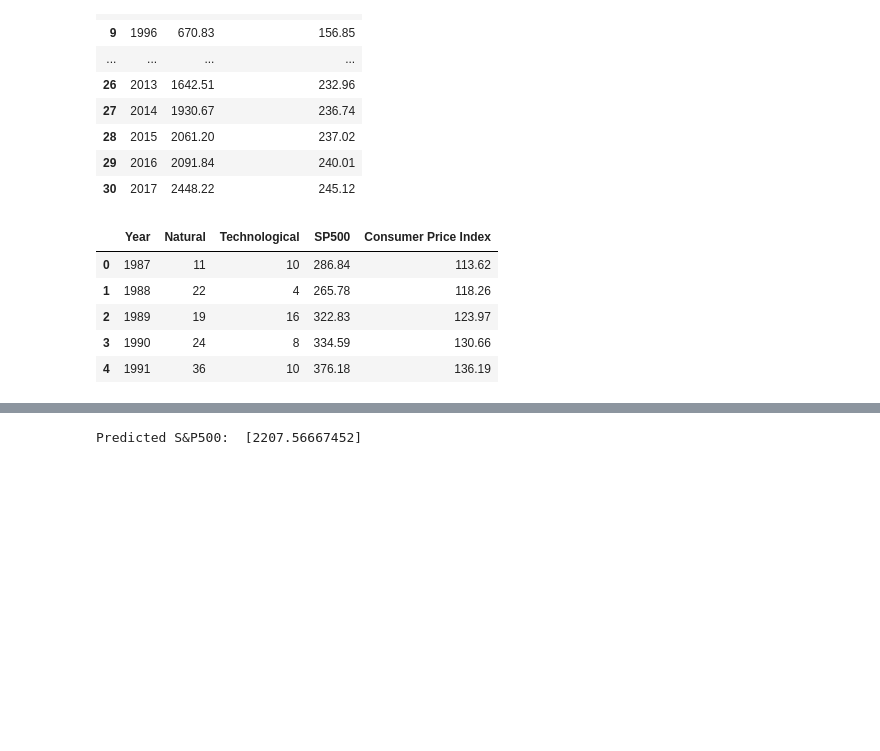
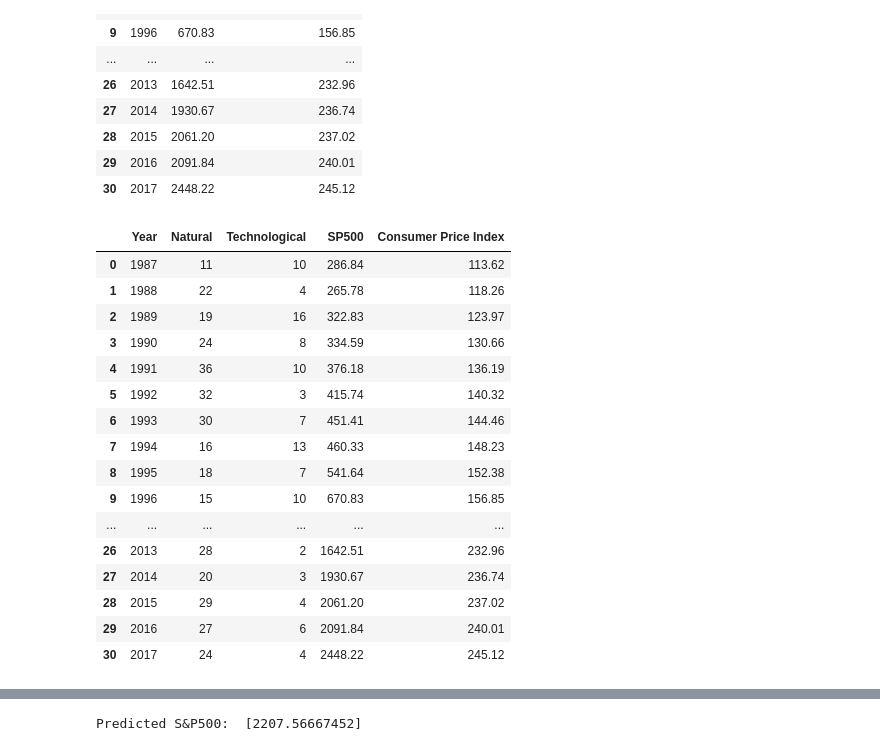
Before and after one commit to emobes22/Stock-Predictions, a Jupyter notebook: alynda_multipleregression/Multiple Linear Regression_31 year.ipynb, the cells around one changed output, grey strips where cells are left out. Saved outputs shown, nothing was run; the diff lists cells and outputs as text; code cells hidden in the pictures; blank space fills up the shorter version.

```diff
--- a/alynda_multipleregression/Multiple Linear Regression_31 year.ipynb
+++ b/alynda_multipleregression/Multiple Linear Regression_31 year.ipynb
@@ -44,14 +44,25 @@ sp_df
 # %%
 #merge the two dataframes into one
 new_merged = pd.merge(disaster_df, sp_df, on="Year")
-new_merged.head()
+new_merged
 # %% [output]
 |  | Year | Natural | Technological | SP500 | Consumer Price Index |
 | 0 | 1987 | 11 | 10 | 286.84 | 113.62 |
 | 1 | 1988 | 22 | 4 | 265.78 | 118.26 |
 | 2 | 1989 | 19 | 16 | 322.83 | 123.97 |
 | 3 | 1990 | 24 | 8 | 334.59 | 130.66 |
 | 4 | 1991 | 36 | 10 | 376.18 | 136.19 |
+| 5 | 1992 | 32 | 3 | 415.74 | 140.32 |
+| 6 | 1993 | 30 | 7 | 451.41 | 144.46 |
+| 7 | 1994 | 16 | 13 | 460.33 | 148.23 |
+| 8 | 1995 | 18 | 7 | 541.64 | 152.38 |
+| 9 | 1996 | 15 | 10 | 670.83 | 156.85 |
+| ... | ... | ... | ... | ... | ... |
+| 26 | 2013 | 28 | 2 | 1642.51 | 232.96 |
+| 27 | 2014 | 20 | 3 | 1930.67 | 236.74 |
+| 28 | 2015 | 29 | 4 | 2061.20 | 237.02 |
+| 29 | 2016 | 27 | 6 | 2091.84 | 240.01 |
+| 30 | 2017 | 24 | 4 | 2448.22 | 245.12 |
 # %%
 #check for linearity technical disasters
 
```
Also changed, not shown: parts of 6 cells of this notebook.
